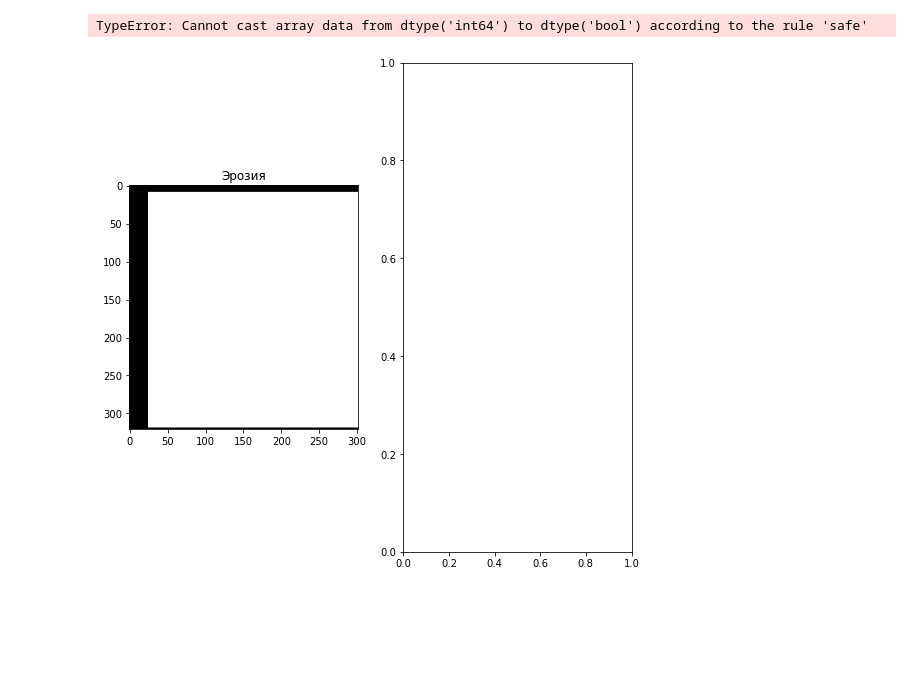
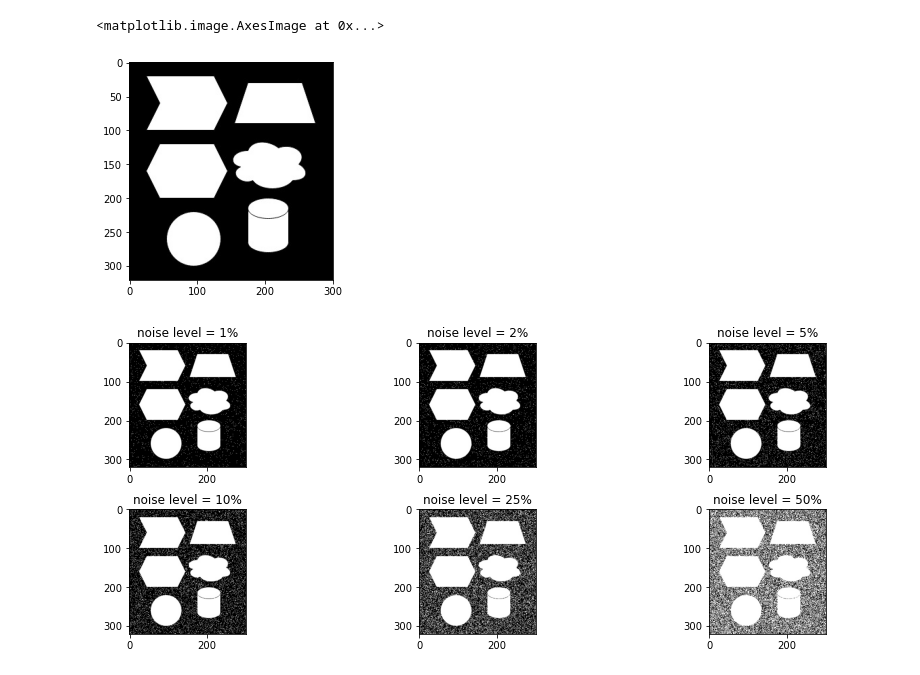
Before and after one commit to yaroslavtsepkov/image-analysis-processing, a Jupyter notebook: 02-lab-tsepkov-yaroslav.ipynb, the cells around one changed output. Saved outputs shown, nothing was run; the diff lists cells and outputs as text; code cells hidden in the pictures; blank space fills up the shorter version.

```diff
--- a/02-lab-tsepkov-yaroslav.ipynb
+++ b/02-lab-tsepkov-yaroslav.ipynb
@@ -263,9 +0,0 @@ ker_cross = np.array([[0,1,0],[1,1,1],[0,1,0]])
-# %%
-fig, axs = plt.subplots(1,2,figsize=(9,9))
-axs[0].imshow(erosion(img, ker_square),cmap='gray')
-axs[0].title.set_text('Эрозия')
-axs[1].imshow(dilatation(img, ker_square),cmap='gray')
-axs[1].title.set_text('Дилатация')
-# %% [output]
-TypeError: Cannot cast array data from dtype('int64') to dtype('bool') according to the rule 'safe'
-[figure, removed]
@@ -271,0 +8,6 @@ TypeError: Cannot cast array data from dtype('int64') to dtype('bool') according
+# %%
+img = cv2.imread('img_in/basic_image.jpg', 1) # загрузка изображения
+plt.imshow(img) # отображение
+# %% [output]
+<matplotlib.image.AxesImage at 0x...>
+[figure, added]
@@ -271,0 +22,20 @@ TypeError: Cannot cast array data from dtype('int64') to dtype('bool') according
+# %%
+# Методика отображения взята из документации https://matplotlib.org/stable/gallery/lines_bars_and_markers/markevery_demo.html#sphx-glr-gallery-lines-bars-and-markers-markevery-demo-py
+def trim_axs(axs, N):
+    """
+    Reduce *axs* to *N* Axes. All further Axes are removed from the figure.
+    """
+    axs = axs.flat
+    for ax in axs[N:]:
+        ax.remove()
+    return axs[:N]
+pie = [1, 2, 5, 10, 25, 50]
+rows = len(pie)
+cols = 3
+axs = plt.figure(figsize=(12,12), constrained_layout=True).subplots(rows, cols)
+axs = trim_axs(axs, rows)
+for ax, part in zip(axs, pie):
+    ax.set_title(f"noise level = {part}%")
+    ax.imshow(sp(img, part))
+# %% [output]
+[figure, added]
```
Also changed, not shown: parts of 23 cells of this notebook.
